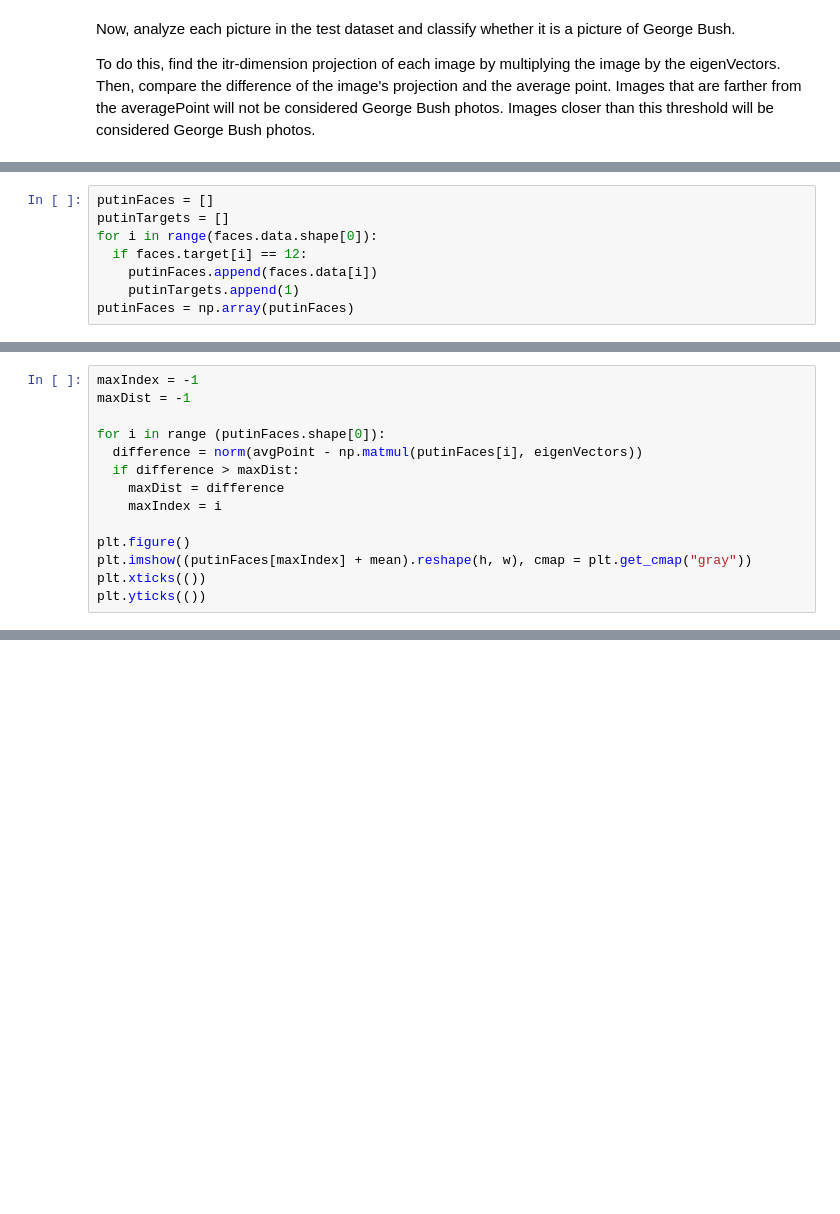
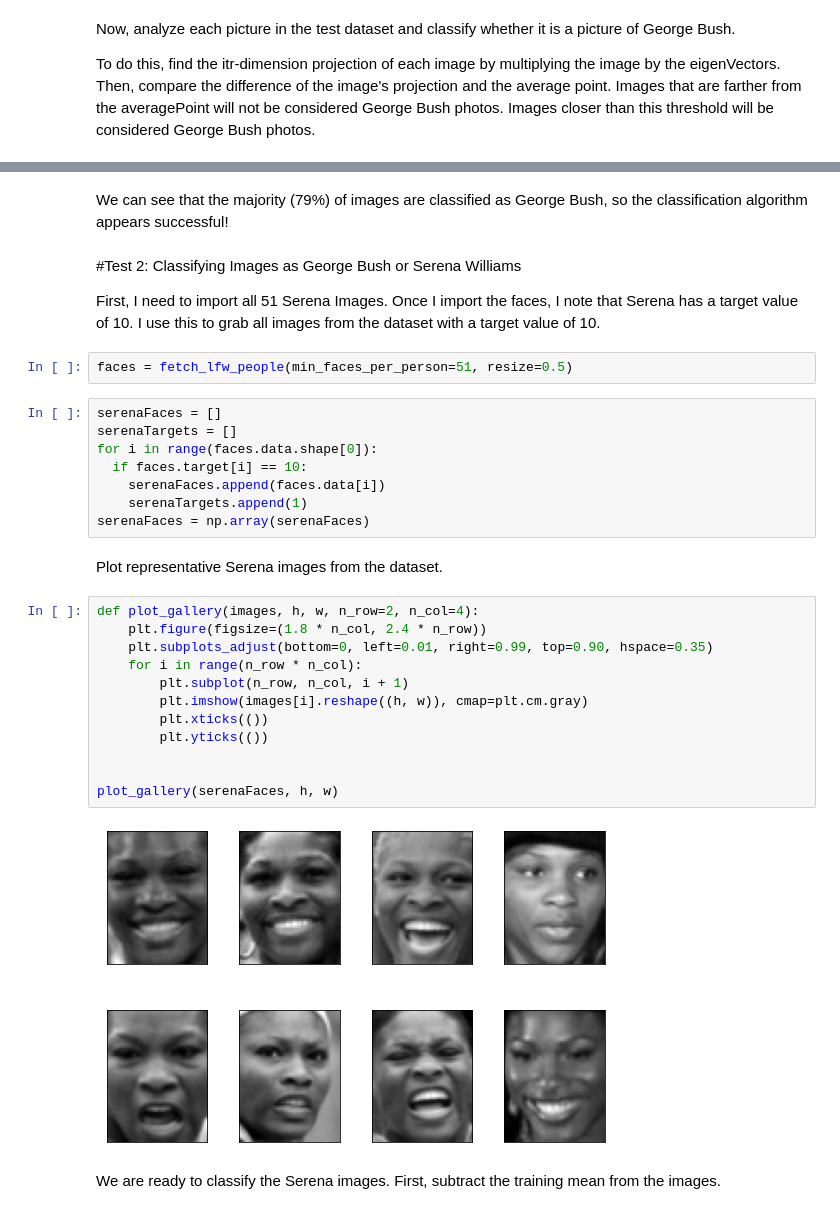
Before and after one commit to zbrubaker/portfolio, a Jupyter notebook: Project2.ipynb, the cells around one changed output, grey strips where cells are left out. Cells and saved outputs as stored; diff of their text form; blank space fills up the shorter version.

```diff
--- a/Project2.ipynb
+++ b/Project2.ipynb
@@ -180,8 +155,0 @@ faces = fetch_lfw_people(min_faces_per_person=49, resize=0.5)
-# %%
-putinFaces = []
-putinTargets = []
-for i in range(faces.data.shape[0]):
-  if faces.target[i] == 12:
-    putinFaces.append(faces.data[i])
-    putinTargets.append(1)
-putinFaces = np.array(putinFaces)
@@ -261,14 +155,0 @@ This image is classified as the Putin image that most closely resembles George B
-# %%
-maxIndex = -1
-maxDist = -1
-
-for i in range (putinFaces.shape[0]):
-  difference = norm(avgPoint - np.matmul(putinFaces[i], eigenVectors))
-  if difference > maxDist:
-    maxDist = difference
-    maxIndex = i
-
-plt.figure()
-plt.imshow((putinFaces[maxIndex] + mean).reshape(h, w), cmap = plt.get_cmap("gray"))
-plt.xticks(())
-plt.yticks(())
@@ -279,0 +175,34 @@ This image is classified as the Putin image that least closely resembles George
+# %% [markdown]
+We can see that the majority (79%) of images are classified as George Bush, so the classification algorithm appears successful!
+# %% [markdown]
+#Test 2: Classifying Images as George Bush or Serena Williams
+
+First, I need to import all 51 Serena Images. Once I import the faces, I note that Serena has a target value of 10. I use this to grab all images from the dataset with a target value of 10.
+# %%
+faces = fetch_lfw_people(min_faces_per_person=51, resize=0.5)
+# %%
+serenaFaces = []
+serenaTargets = []
+for i in range(faces.data.shape[0]):
+  if faces.target[i] == 10:
+    serenaFaces.append(faces.data[i])
+    serenaTargets.append(1)
+serenaFaces = np.array(serenaFaces)
+# %% [markdown]
+Plot representative Serena images from the dataset.
+# %%
+def plot_gallery(images, h, w, n_row=2, n_col=4):
+    plt.figure(figsize=(1.8 * n_col, 2.4 * n_row))
+    plt.subplots_adjust(bottom=0, left=0.01, right=0.99, top=0.90, hspace=0.35)
+    for i in range(n_row * n_col):
+        plt.subplot(n_row, n_col, i + 1)
+        plt.imshow(images[i].reshape((h, w)), cmap=plt.cm.gray)
+        plt.xticks(())
+        plt.yticks(())
+
+
+plot_gallery(serenaFaces, h, w)
+# %% [output]
+[figure, added]
+# %% [markdown]
+We are ready to classify the Serena images. First, subtract the training mean from the images.
```
Also changed, not shown: parts of 35 cells of this notebook.
